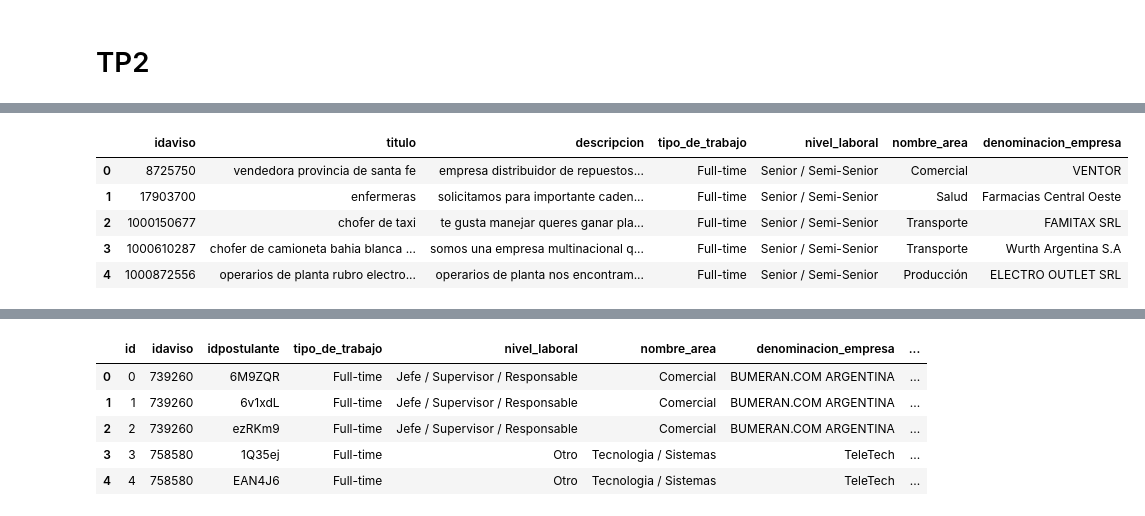
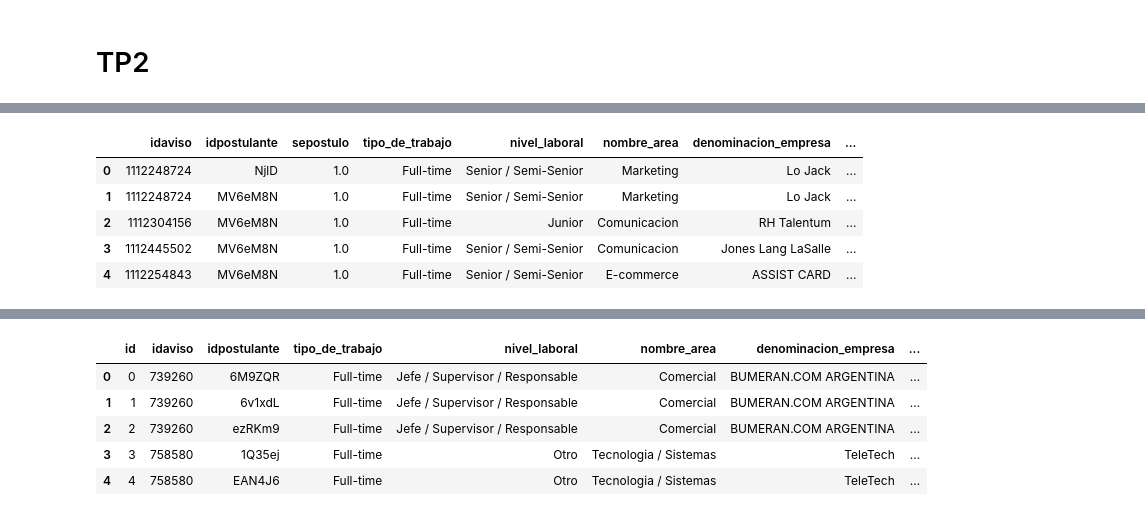
Before and after one commit to fcavazzoli/DatosTP, a Jupyter notebook: TP2.ipynb, the cells around one changed output, grey strips where cells are left out. Saved outputs shown, nothing was run; the diff lists cells and outputs as text; code cells hidden in the pictures.

```diff
--- a/TP2.ipynb
+++ b/TP2.ipynb
@@ -26,0 +16,4 @@ postulantes.head()
+# %%
+postulaciones = postulaciones.merge(avisos, on='idaviso')
+postulaciones = postulaciones.merge(postulantes, on='idpostulante')
+#postulaciones.fillna(0,inplace=True)
@@ -27,3 +22,5 @@ postulantes.head()
+# %%
+postulaciones.drop(['titulo','descripcion'],axis=1, inplace=True)
 # %%
 postulaciones.head()
 # %% [output]
@@ -36,9 +48,24 @@ postulaciones.head()
+# %%
+def dates_format(date):
+    print(date)
+    try:
+        date_new = date.split('-')
+        date_new = int("".join(date_new))
+        return date_new
+    except AttributeError:
+        return date
+# %%
+fechasRDD = sc.parallelize(postulaciones['fechanacimiento'])
+postulaciones['fechanacimiento'] = fechasRDD.map(lambda x: dates_format(x)).collect()
+fechasRDD = sc.parallelize(test['fechanacimiento'])
+test['fechanacimiento'] = fechasRDD.map(lambda x: dates_format(x)).collect()
+fechasRDD = None
 # %%
-avisos.head()
+postulaciones.head()
 # %% [output]
-|  | idaviso | titulo | descripcion | tipo_de_trabajo | nivel_laboral | nombre_area | denominacion_empresa |
-| 0 | 8725750 | vendedora provincia de santa fe | empresa distribuidor de repuestos... | Full-time | Senior / Semi-Senior | Comercial | VENTOR |
-| 1 | 17903700 | enfermeras | solicitamos para importante caden... | Full-time | Senior / Semi-Senior | Salud | Farmacias Central Oeste |
-| 2 | 1000150677 | chofer de taxi | te gusta manejar queres ganar pla... | Full-time | Senior / Semi-Senior | Transporte | FAMITAX SRL |
-| 3 | 1000610287 | chofer de camioneta bahia blanca ... | somos una empresa multinacional q... | Full-time | Senior / Semi-Senior | Transporte | Wurth Argentina S.A |
-| 4 | 1000872556 | operarios de planta rubro electro... | operarios de planta nos encontram... | Full-time | Senior / Semi-Senior | Producción | ELECTRO OUTLET SRL |
+|  | idaviso | idpostulante | sepostulo | tipo_de_trabajo | nivel_laboral | nombre_area | denominacion_empresa | ... |
+| 0 | 1112248724 | NjlD | 1.0 | Full-time | Senior / Semi-Senior | Marketing | Lo Jack | ... |
+| 1 | 1112248724 | MV6eM8N | 1.0 | Full-time | Senior / Semi-Senior | Marketing | Lo Jack | ... |
+| 2 | 1112304156 | MV6eM8N | 1.0 | Full-time | Junior | Comunicacion | RH Talentum | ... |
+| 3 | 1112445502 | MV6eM8N | 1.0 | Full-time | Senior / Semi-Senior | Comunicacion | Jones Lang LaSalle | ... |
+| 4 | 1112254843 | MV6eM8N | 1.0 | Full-time | Senior / Semi-Senior | E-commerce | ASSIST CARD | ... |
```
Also changed, not shown: parts of 30 cells of this notebook, 6 other files.
